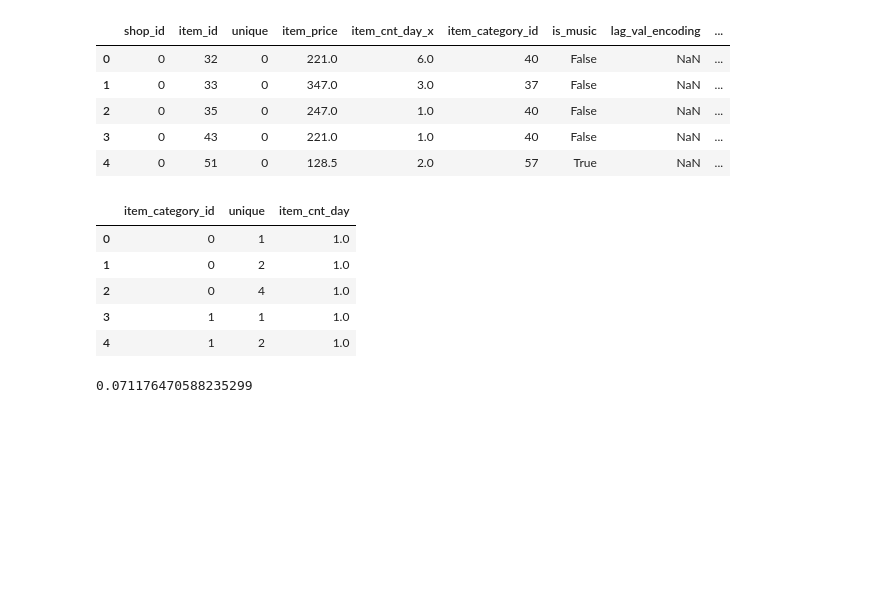
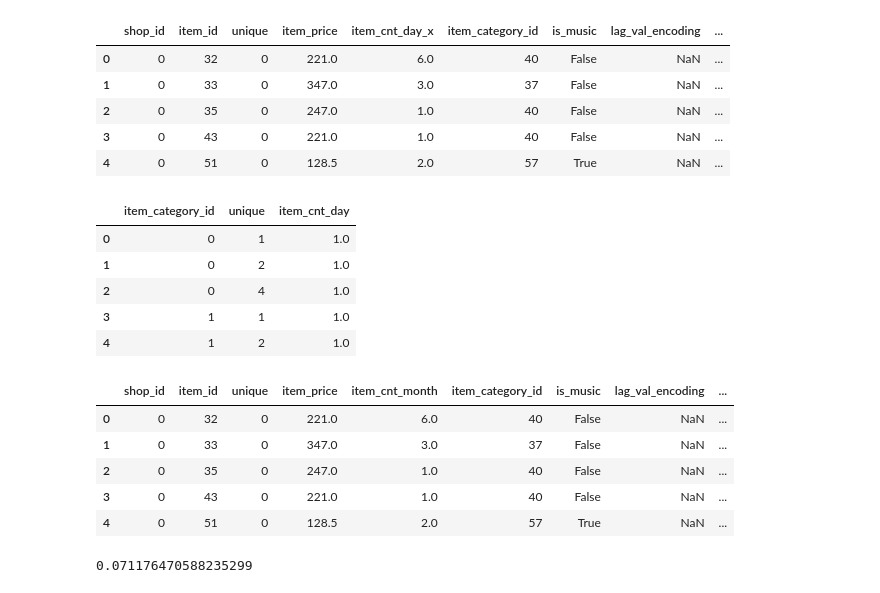
Before and after one commit to Fenil3510/Summer_Kernels, a Jupyter notebook: Future_Sales/HSE_Data.ipynb, the cells around one changed output. Drawn from its saved outputs; the diff is of its cells as text; code cells hidden in the pictures; blank space fills up the shorter version.

```diff
--- a/Future_Sales/HSE_Data.ipynb
+++ b/Future_Sales/HSE_Data.ipynb
@@ -811,3 +772,12 @@ month_agg4.rename(columns = {'item_cnt_day' : 'lag_only_item_cat'} , inplace = T
+# %%
+month_agg4.head()
+# %% [output]
+|  | shop_id | item_id | unique | item_price | item_cnt_month | item_category_id | is_music | lag_val_encoding | ... |
+| 0 | 0 | 32 | 0 | 221.0 | 6.0 | 40 | False | NaN | ... |
+| 1 | 0 | 33 | 0 | 347.0 | 3.0 | 37 | False | NaN | ... |
+| 2 | 0 | 35 | 0 | 247.0 | 1.0 | 40 | False | NaN | ... |
+| 3 | 0 | 43 | 0 | 221.0 | 1.0 | 40 | False | NaN | ... |
+| 4 | 0 | 51 | 0 | 128.5 | 2.0 | 57 | True | NaN | ... |
 # %%
 mapping = dict(zip(dfx['item_id'] , dfx['is_music']))
 # %%
```
Also changed, not shown: parts of 65 cells of this notebook, 2 other files.
